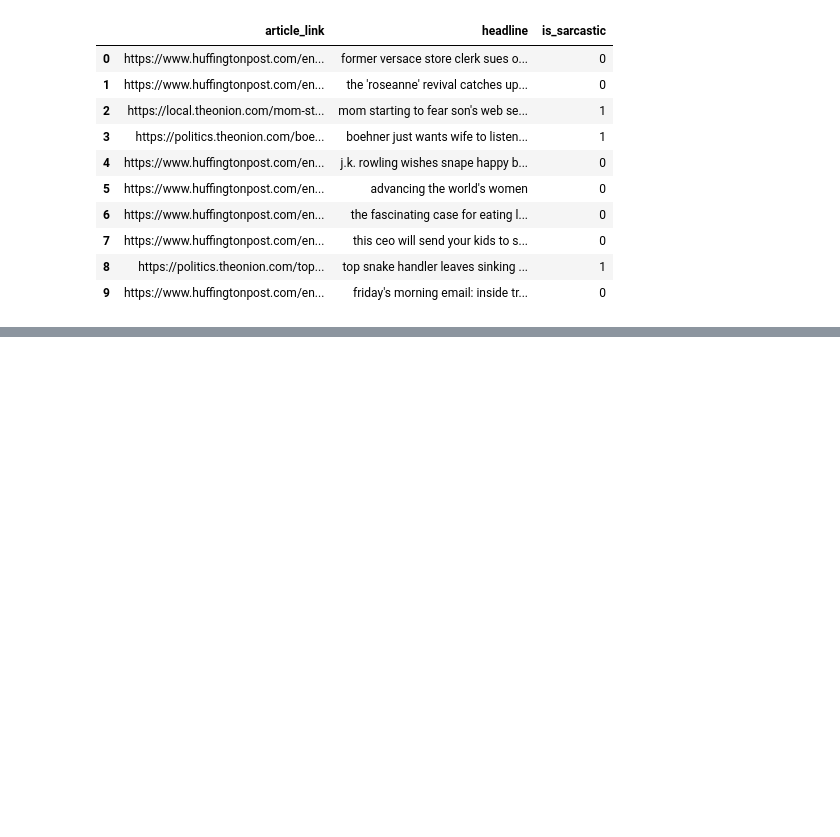
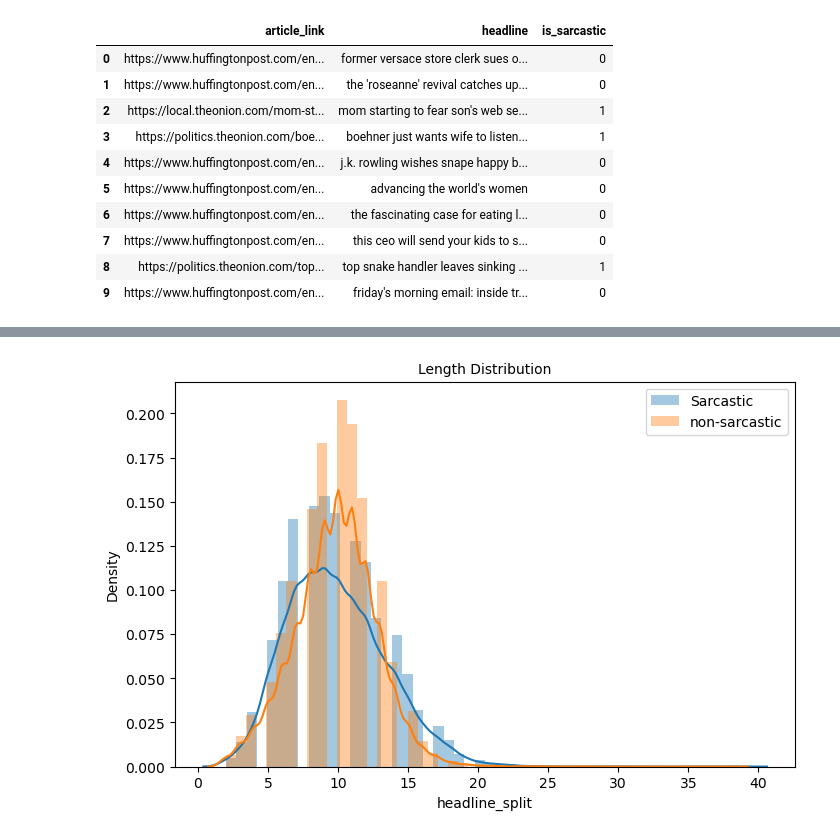
Before and after one commit to ferasdahrooge/Sarcasm-Detector, a Jupyter notebook: sarcasm_detector.ipynb, the cells around one changed output, grey strips where cells are left out. Saved outputs shown, nothing was run; the diff lists cells and outputs as text; code cells hidden in the pictures; blank space fills up the shorter version.

```diff
--- a/sarcasm_detector.ipynb
+++ b/sarcasm_detector.ipynb
@@ -31,0 +37,13 @@ dataFrame.head(10)
+# %%
+sarcastic_data_frame= dataFrame[dataFrame["is_sarcastic"] == 1]
+serious_sarcastic_data_frame= dataFrame[dataFrame["is_sarcastic"] == 0]
+# %%
+dataFrame["headline_split"] = dataFrame.headline.apply(lambda x: len(x.split()))
+plt.figure(figsize=(8,5))
+sns.distplot(sarcastic_data_frame.headline_split, hist= True, label= 'Sarcastic')
+sns.distplot(serious_sarcastic_data_frame.headline_split, hist= True, label= 'non-sarcastic')
+plt.legend()
+plt.title('Length Distribution', fontsize = 10)
+plt.show()
+# %% [output]
+[figure, added]
```
Also changed, not shown: parts of 1 cell of this notebook, 1 other file.
